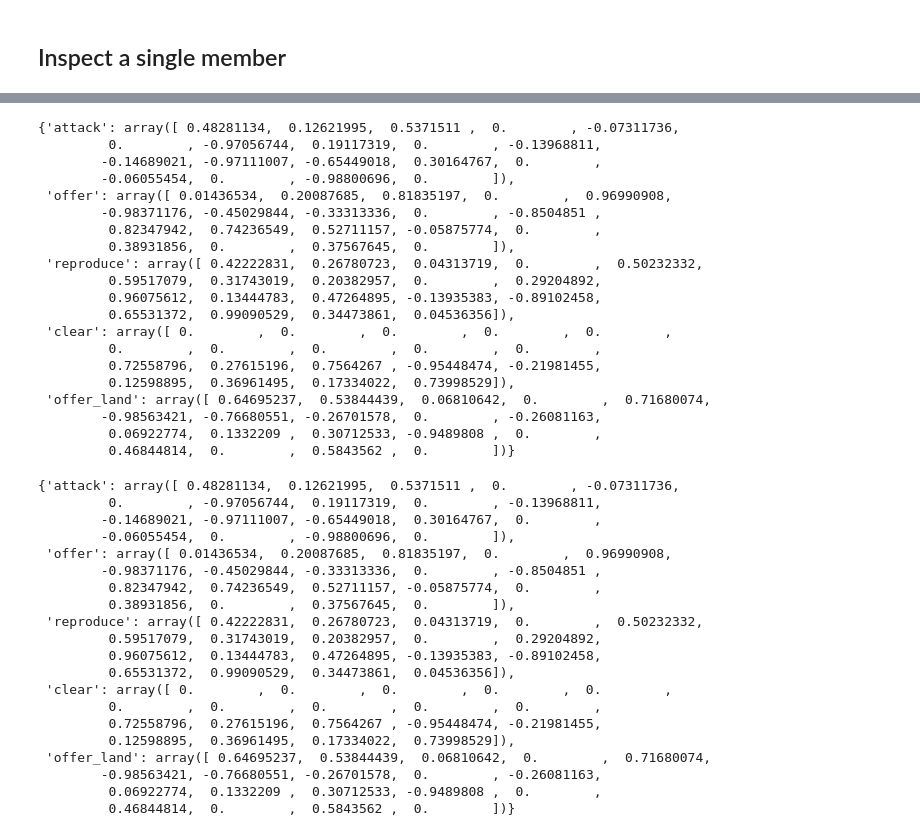
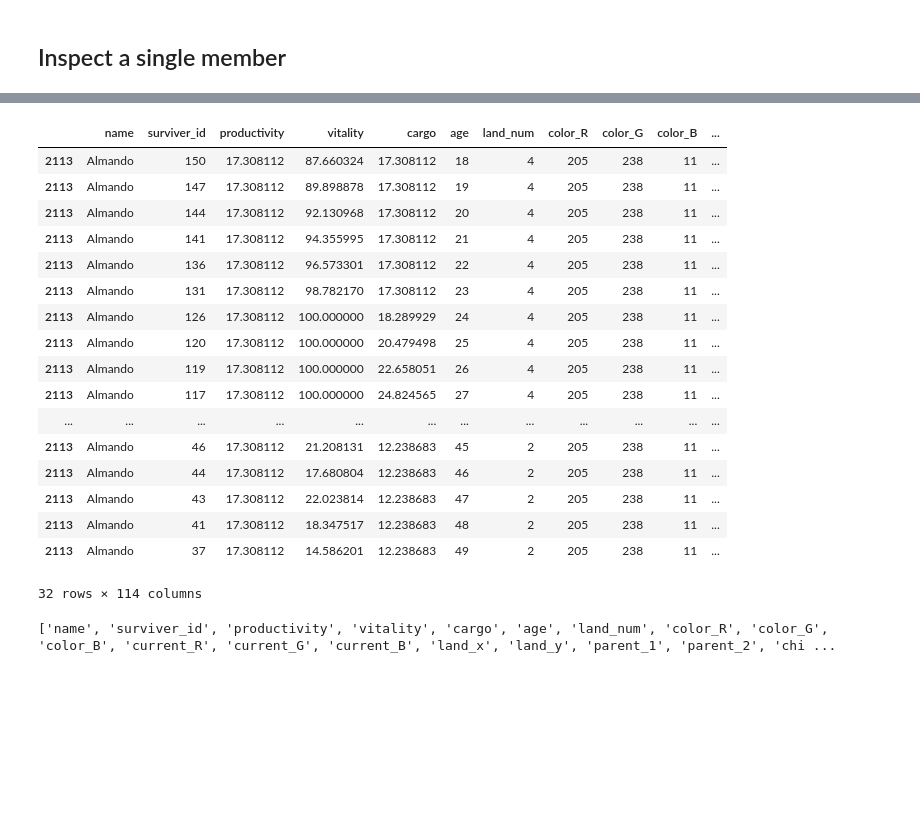
Before and after one commit to LEE-CHENYU/leviathan, a Jupyter notebook: notebooks/test_tracer.ipynb, the cells around one changed output, grey strips where cells are left out. Cells and saved outputs as stored; diff of their text form; code cells hidden in the pictures; blank space fills up the shorter version.

```diff
--- a/notebooks/test_tracer.ipynb
+++ b/notebooks/test_tracer.ipynb
@@ -228,46 +188,27 @@ mem2.parameter_dict
-# %%
-mem1.parameter_dict
-# %% [output]
-{'attack': array([ 0.48281134,  0.12621995,  0.5371511 ,  0.        , -0.07311736,
-         0.        , -0.97056744,  0.19117319,  0.        , -0.13968811,
-        -0.14689021, -0.97111007, -0.65449018,  0.30164767,  0.        ,
-        -0.06055454,  0.        , -0.98800696,  0.        ]),
- 'offer': array([ 0.01436534,  0.20087685,  0.81835197,  0.        ,  0.96990908,
-        -0.98371176, -0.45029844, -0.33313336,  0.        , -0.8504851 ,
-         0.82347942,  0.74236549,  0.52711157, -0.05875774,  0.        ,
-         0.38931856,  0.        ,  0.37567645,  0.        ]),
- 'reproduce': array([ 0.42222831,  0.26780723,  0.04313719,  0.        ,  0.50232332,
-         0.59517079,  0.31743019,  0.20382957,  0.        ,  0.29204892,
-         0.96075612,  0.13444783,  0.47264895, -0.13935383, -0.89102458,
-         0.65531372,  0.99090529,  0.34473861,  0.04536356]),
- 'clear': array([ 0.        ,  0.        ,  0.        ,  0.        ,  0.        ,
-         0.        ,  0.        ,  0.        ,  0.        ,  0.        ,
-         0.72558796,  0.27615196,  0.7564267 , -0.95448474, -0.21981455,
-         0.12598895,  0.36961495,  0.17334022,  0.73998529]),
- 'offer_land': array([ 0.64695237,  0.53844439,  0.06810642,  0.        ,  0.71680074,
-        -0.98563421, -0.76680551, -0.26701578,  0.        , -0.26081163,
-         0.06922774,  0.1332209 ,  0.30712533, -0.9489808 ,  0.        ,
-         0.46844814,  0.        ,  0.5843562 ,  0.        ])}
-# %%
-mem1.parameter_dict
-# %% [output]
-{'attack': array([ 0.48281134,  0.12621995,  0.5371511 ,  0.        , -0.07311736,
-         0.        , -0.97056744,  0.19117319,  0.        , -0.13968811,
-        -0.14689021, -0.97111007, -0.65449018,  0.30164767,  0.        ,
-        -0.06055454,  0.        , -0.98800696,  0.        ]),
- 'offer': array([ 0.01436534,  0.20087685,  0.81835197,  0.        ,  0.96990908,
-        -0.98371176, -0.45029844, -0.33313336,  0.        , -0.8504851 ,
-         0.82347942,  0.74236549,  0.52711157, -0.05875774,  0.        ,
-         0.38931856,  0.        ,  0.37567645,  0.        ]),
- 'reproduce': array([ 0.42222831,  0.26780723,  0.04313719,  0.        ,  0.50232332,
-         0.59517079,  0.31743019,  0.20382957,  0.        ,  0.29204892,
-         0.96075612,  0.13444783,  0.47264895, -0.13935383, -0.89102458,
-         0.65531372,  0.99090529,  0.34473861,  0.04536356]),
- 'clear': array([ 0.        ,  0.        ,  0.        ,  0.        ,  0.        ,
-         0.        ,  0.        ,  0.        ,  0.        ,  0.        ,
-         0.72558796,  0.27615196,  0.7564267 , -0.95448474, -0.21981455,
-         0.12598895,  0.36961495,  0.17334022,  0.73998529]),
- 'offer_land': array([ 0.64695237,  0.53844439,  0.06810642,  0.        ,  0.71680074,
-        -0.98563421, -0.76680551, -0.26701578,  0.        , -0.26081163,
-         0.06922774,  0.1332209 ,  0.30712533, -0.9489808 ,  0.        ,
-         0.46844814,  0.        ,  0.5843562 ,  0.        ])}
+# %%
+mem = tracer.analyzer_list[0].island.current_members[150]
+df = tracer.member_history(mem)
+df
+# %% [output]
+|  | name | surviver_id | productivity | vitality | cargo | age | land_num | color_R | color_G | color_B | ... |
+| 2113 | Almando | 150 | 17.308112 | 87.660324 | 17.308112 | 18 | 4 | 205 | 238 | 11 | ... |
+| 2113 | Almando | 147 | 17.308112 | 89.898878 | 17.308112 | 19 | 4 | 205 | 238 | 11 | ... |
+| 2113 | Almando | 144 | 17.308112 | 92.130968 | 17.308112 | 20 | 4 | 205 | 238 | 11 | ... |
+| 2113 | Almando | 141 | 17.308112 | 94.355995 | 17.308112 | 21 | 4 | 205 | 238 | 11 | ... |
+| 2113 | Almando | 136 | 17.308112 | 96.573301 | 17.308112 | 22 | 4 | 205 | 238 | 11 | ... |
+| 2113 | Almando | 131 | 17.308112 | 98.782170 | 17.308112 | 23 | 4 | 205 | 238 | 11 | ... |
+| 2113 | Almando | 126 | 17.308112 | 100.000000 | 18.289929 | 24 | 4 | 205 | 238 | 11 | ... |
+| 2113 | Almando | 120 | 17.308112 | 100.000000 | 20.479498 | 25 | 4 | 205 | 238 | 11 | ... |
+| 2113 | Almando | 119 | 17.308112 | 100.000000 | 22.658051 | 26 | 4 | 205 | 238 | 11 | ... |
+| 2113 | Almando | 117 | 17.308112 | 100.000000 | 24.824565 | 27 | 4 | 205 | 238 | 11 | ... |
+| ... | ... | ... | ... | ... | ... | ... | ... | ... | ... | ... | ... |
+| 2113 | Almando | 46 | 17.308112 | 21.208131 | 12.238683 | 45 | 2 | 205 | 238 | 11 | ... |
+| 2113 | Almando | 44 | 17.308112 | 17.680804 | 12.238683 | 46 | 2 | 205 | 238 | 11 | ... |
+| 2113 | Almando | 43 | 17.308112 | 22.023814 | 12.238683 | 47 | 2 | 205 | 238 | 11 | ... |
+| 2113 | Almando | 41 | 17.308112 | 18.347517 | 12.238683 | 48 | 2 | 205 | 238 | 11 | ... |
+| 2113 | Almando | 37 | 17.308112 | 14.586201 | 12.238683 | 49 | 2 | 205 | 238 | 11 | ... |
+32 rows × 114 columns
+# %%
+print(list(df.columns))
+# %% [output]
+['name', 'surviver_id', 'productivity', 'vitality', 'cargo', 'age', 'land_num', 'color_R', 'color_G', 'color_B', 'current_R', 'current_G', 'current_B', 'land_x', 'land_y', 'parent_1', 'parent_2', 'chi ...
```
Also changed, not shown: parts of 22 cells of this notebook, 6 other files.
